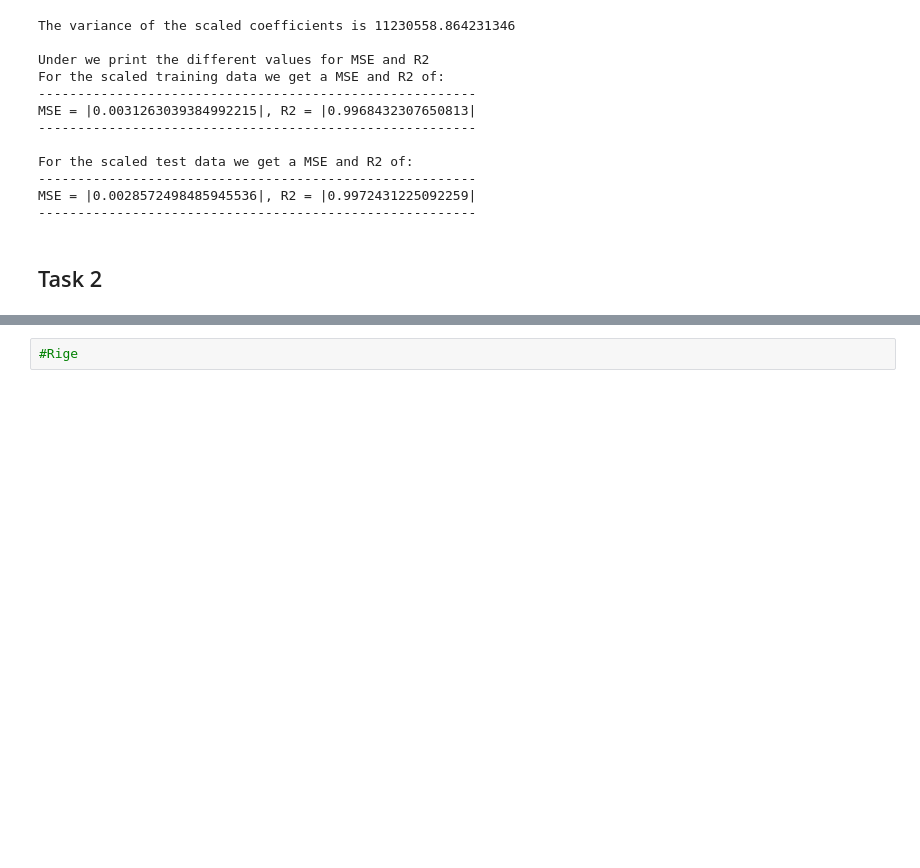
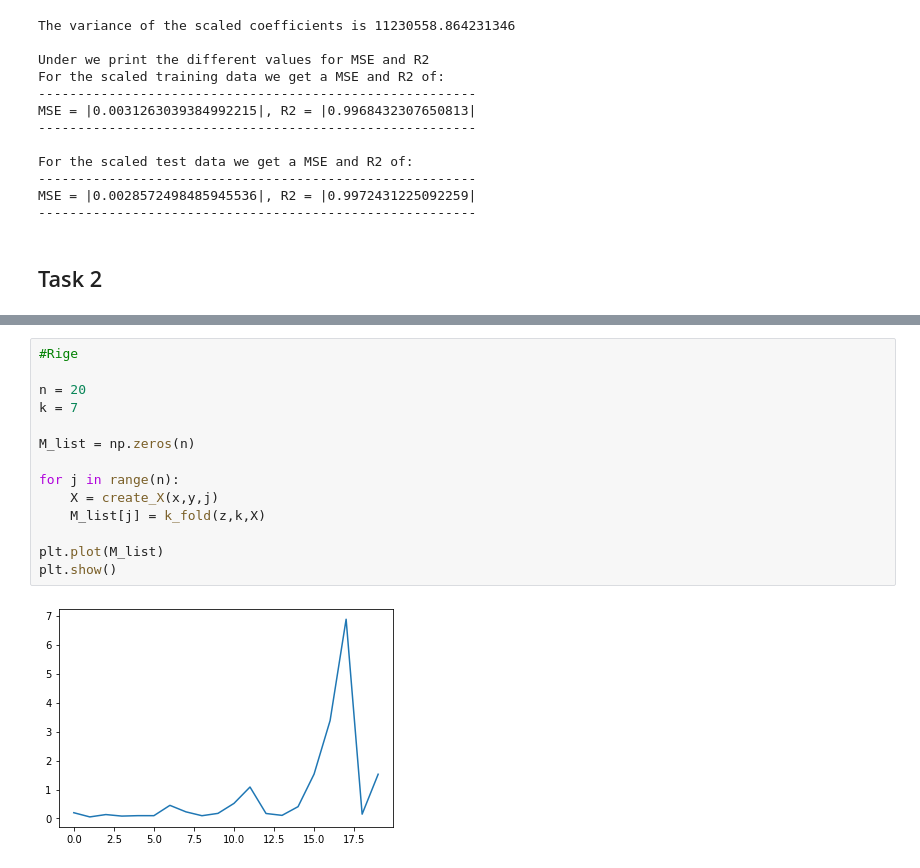
Before and after one commit to MortenTryti/MachineLearning, a Jupyter notebook: Project 1/Project 1.ipynb, the cells around one changed output, grey strips where cells are left out. Drawn from its saved outputs; the diff is of its cells as text; blank space fills up the shorter version.

```diff
--- a/Project 1/Project 1.ipynb
+++ b/Project 1/Project 1.ipynb
@@ -327,2 +370,16 @@ The polynomial range is [0,30]
-# %%
-#Rige
+# %%
+#Rige
+
+n = 20
+k = 7
+
+M_list = np.zeros(n)
+
+for j in range(n):
+    X = create_X(x,y,j)
+    M_list[j] = k_fold(z,k,X)
+
+plt.plot(M_list)
+plt.show()
+# %% [output]
+[figure, added]
```
Also changed, not shown: parts of 5 cells of this notebook.
